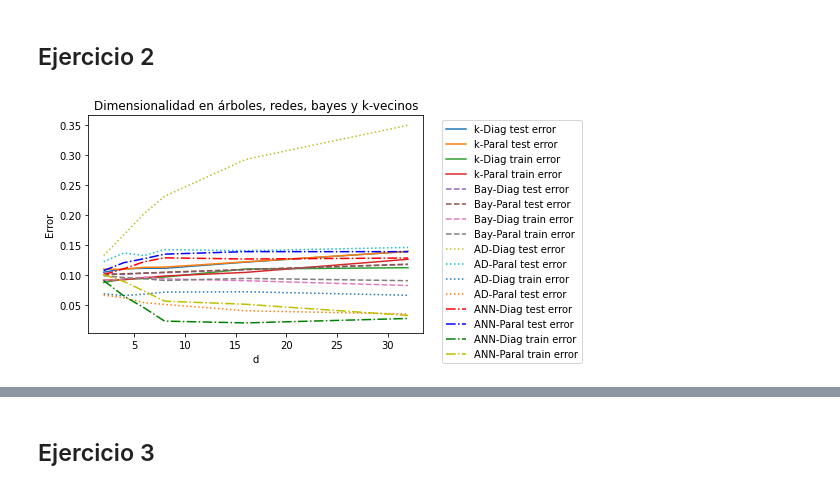
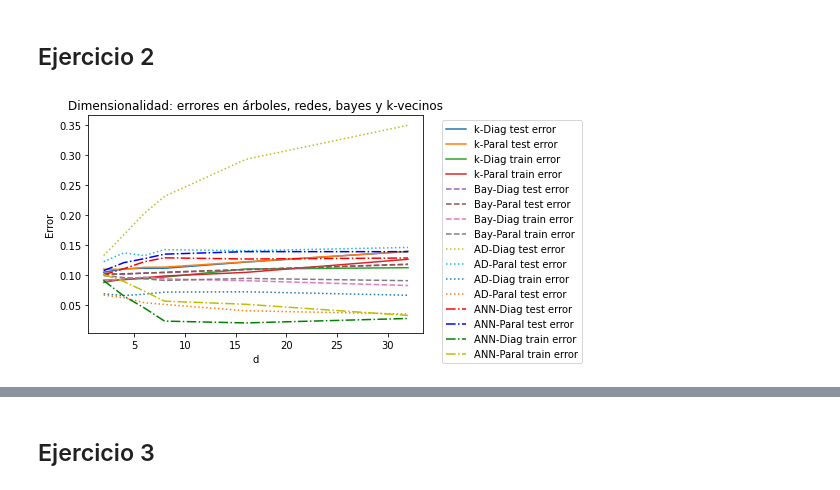
Before and after one commit to natimellino/IAA, a Jupyter notebook: TP4/tp4.ipynb, the cells around one changed output, grey strips where cells are left out. Drawn from its saved outputs; the diff is of its cells as text; code cells hidden in the pictures.

```diff
--- a/TP4/tp4.ipynb
+++ b/TP4/tp4.ipynb
@@ -275,33 +275,33 @@ plt.plot(k_paral['d'],k_paral['Test Error'], label ='k-Paral test error')
 plt.plot(k_diag['d'], k_diag['Train Error'], label ='k-Diag train error')
 plt.plot(k_paral['d'],k_paral['Train Error'], label='k-Paral train error')
 
 # Bayes
 plt.plot(b_diag['d'], b_diag['Test Error'], label='Bay-Diag test error', linestyle="--")
 plt.plot(b_paral['d'], b_paral['Test Error'], label='Bay-Paral test error', linestyle="--")
 plt.plot(b_diag['d'], b_diag['Train Error'], label='Bay-Diag train error', linestyle="--")
 plt.plot(b_paral['d'], b_paral['Train Error'], label='Bay-Paral train error', linestyle="--")
 
 # Arboles
 plt.plot(ad_diag['d'],  ad_diag['Test Error'], label='AD-Diag test error', linestyle=":")
 plt.plot(ad_paral['d'], ad_paral['Test Error'], label='AD-Paral test error', linestyle=":")
 plt.plot(ad_diag['d'],  ad_diag['Train Error'], label='AD-Diag train error', linestyle=":")
 plt.plot(ad_paral['d'], ad_paral['Train Error'], label='AD-Paral test error', linestyle=":")
 
 # Redes
 cols = ['d', 'Test Error', 'Train Error']
 ann_error_diag = pd.read_csv('ann/diag_error.csv', names=cols)
 ann_error_paral = pd.read_csv('ann/paral_error.csv', names=cols)
 plt.plot(ann_error_diag['d'],  ann_error_diag['Test Error'],'r',    label='ANN-Diag test error', linestyle="-.")
 plt.plot(ann_error_paral['d'], ann_error_paral['Test Error'], 'b',  label='ANN-Paral test error', linestyle="-.")
 plt.plot(ann_error_diag['d'],  ann_error_diag['Train Error'], 'g',  label='ANN-Diag train error', linestyle="-.")
 plt.plot(ann_error_paral['d'], ann_error_paral['Train Error'], 'y', label='ANN-Paral train error', linestyle="-.")
 
 plt.legend(bbox_to_anchor=(1.04,1), loc="upper left")
 plt.xlabel('d')
 plt.ylabel('Error')
-plt.title("Dimensionalidad en árboles, redes, bayes y k-vecinos")
+plt.title("Dimensionalidad: errores en árboles, redes, bayes y k-vecinos")
 
 plt.show()
 # %% [output]
-[figure, old version]
+[figure, new version]
 # %%
```
Also changed, not shown: parts of 5 cells of this notebook.
